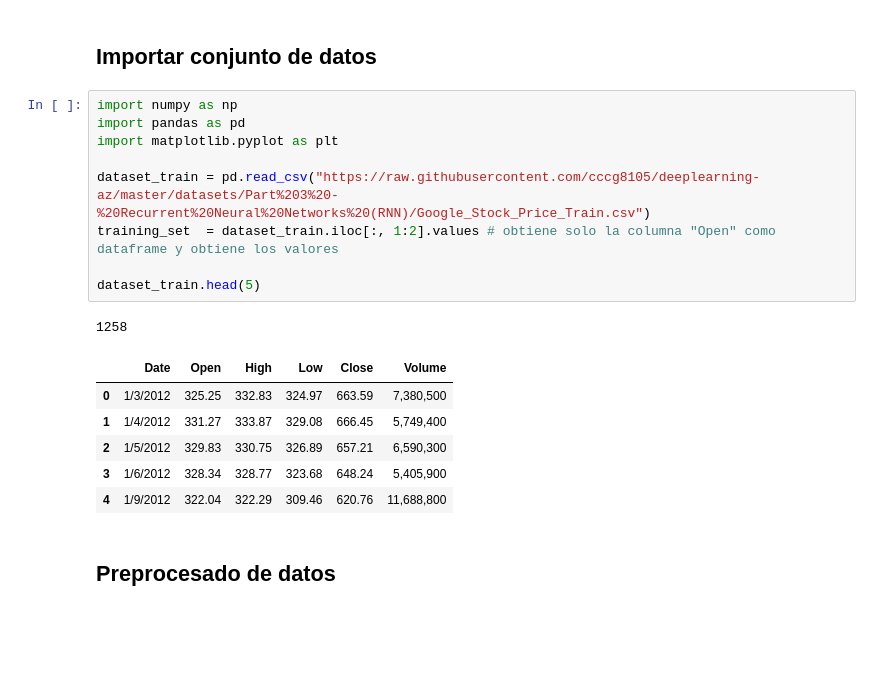
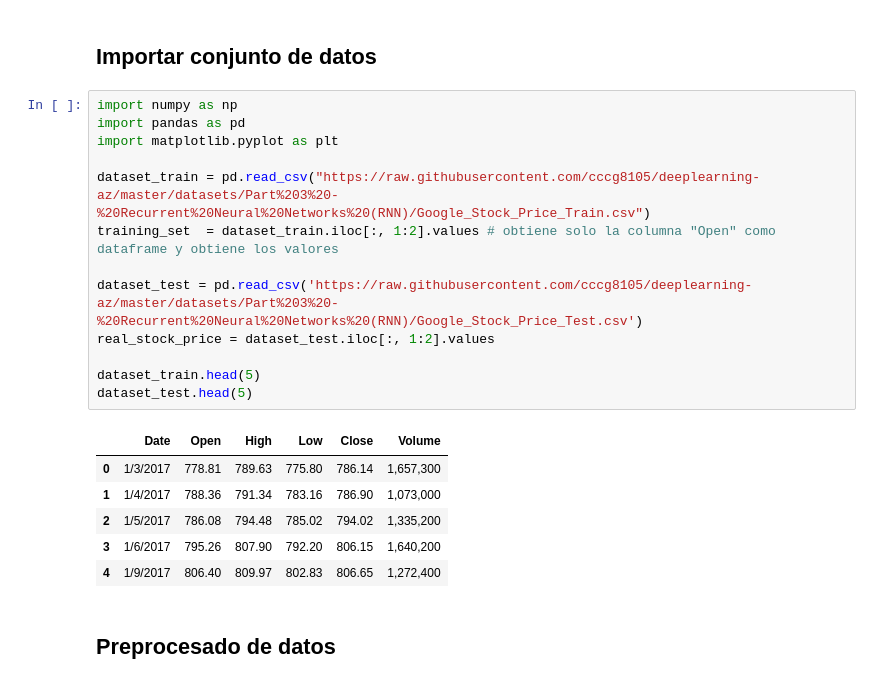
Before and after one commit to cccg8105/notebook_AD, a Jupyter notebook: deep_learning/red_recurrente/RNR_Template.ipynb, the cells around one changed output. Drawn from its saved outputs; the diff is of its cells as text; blank space fills up the shorter version.

```diff
--- a/deep_learning/red_recurrente/RNR_Template.ipynb
+++ b/deep_learning/red_recurrente/RNR_Template.ipynb
@@ -18,20 +18,23 @@ Requirement already satisfied, skipping upgrade: six in /usr/local/lib/python3.6
 # %%
 import numpy as np
 import pandas as pd
 import matplotlib.pyplot as plt
 
 dataset_train = pd.read_csv("https://raw.githubusercontent.com/cccg8105/deeplearning-az/master/datasets/Part%203%20-%20Recurrent%20Neural%20Networks%20(RNN)/Google_Stock_Price_Train.csv")
 training_set  = dataset_train.iloc[:, 1:2].values # obtiene solo la columna "Open" como dataframe y obtiene los valores
 
+dataset_test = pd.read_csv('https://raw.githubusercontent.com/cccg8105/deeplearning-az/master/datasets/Part%203%20-%20Recurrent%20Neural%20Networks%20(RNN)/Google_Stock_Price_Test.csv')
+real_stock_price = dataset_test.iloc[:, 1:2].values
+
 dataset_train.head(5)
+dataset_test.head(5)
 # %% [output]
-1258
 |  | Date | Open | High | Low | Close | Volume |
-| 0 | 1/3/2012 | 325.25 | 332.83 | 324.97 | 663.59 | 7,380,500 |
-| 1 | 1/4/2012 | 331.27 | 333.87 | 329.08 | 666.45 | 5,749,400 |
-| 2 | 1/5/2012 | 329.83 | 330.75 | 326.89 | 657.21 | 6,590,300 |
-| 3 | 1/6/2012 | 328.34 | 328.77 | 323.68 | 648.24 | 5,405,900 |
-| 4 | 1/9/2012 | 322.04 | 322.29 | 309.46 | 620.76 | 11,688,800 |
+| 0 | 1/3/2017 | 778.81 | 789.63 | 775.80 | 786.14 | 1,657,300 |
+| 1 | 1/4/2017 | 788.36 | 791.34 | 783.16 | 786.90 | 1,073,000 |
+| 2 | 1/5/2017 | 786.08 | 794.48 | 785.02 | 794.02 | 1,335,200 |
+| 3 | 1/6/2017 | 795.26 | 807.90 | 792.20 | 806.15 | 1,640,200 |
+| 4 | 1/9/2017 | 806.40 | 809.97 | 802.83 | 806.65 | 1,272,400 |
 # %% [markdown]
 ## Preprocesado de datos
 # %% [markdown]
```
Also changed, not shown: parts of 3 cells of this notebook.
